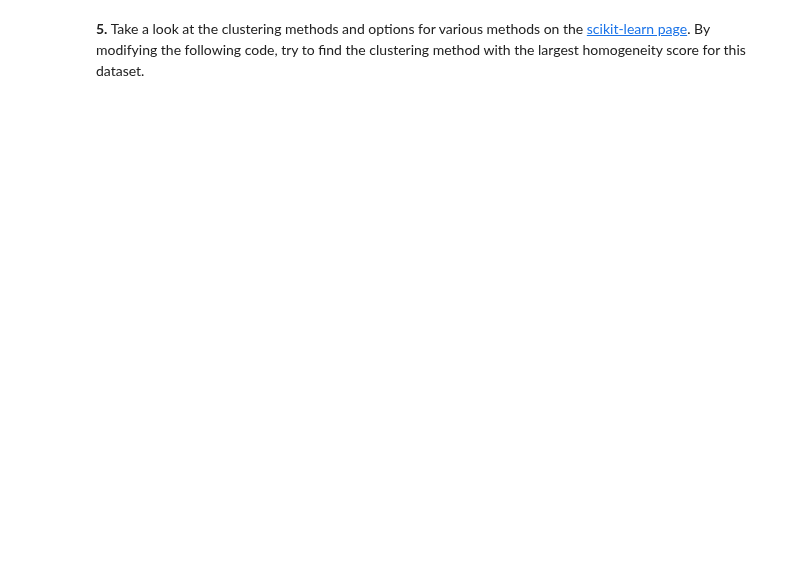
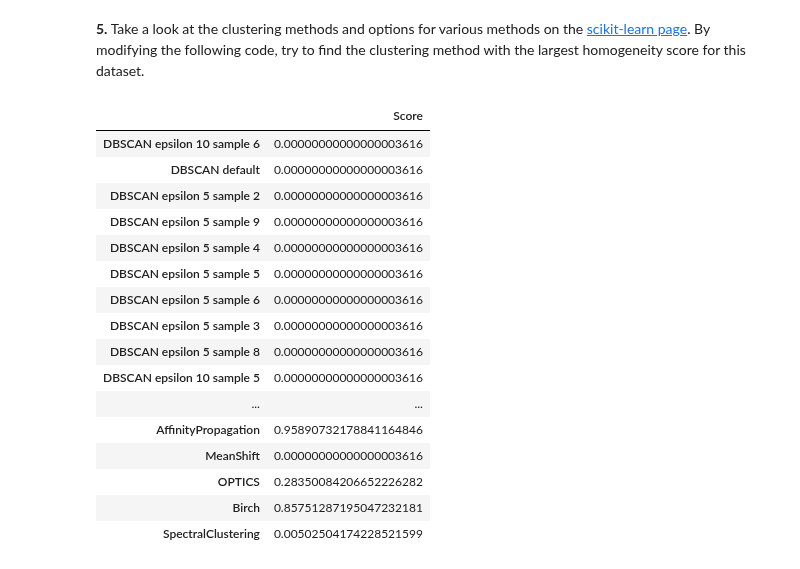
Before and after one commit to sashaaKr/master-of-science, a Jupyter notebook: semester_2/Advanced_Topics_in_Machine_Learning/assignment_3/HW3 - Unsupervised ML_sasha.ipynb, the cells around one changed output. Saved outputs shown, nothing was run; the diff lists cells and outputs as text; code cells hidden in the pictures; blank space fills up the shorter version.

```diff
--- a/semester_2/Advanced_Topics_in_Machine_Learning/assignment_3/HW3 - Unsupervised ML_sasha.ipynb
+++ b/semester_2/Advanced_Topics_in_Machine_Learning/assignment_3/HW3 - Unsupervised ML_sasha.ipynb
@@ -170,0 +230,3 @@ homogenity_scores_df
+# %%
+homogenity_scores_df.sort_values(by="Score", inplace=True)
+homogenity_scores_df.tail(10)
@@ -171,15 +245,39 @@ homogenity_scores_df
 # %% [markdown]
 **5.** Take a look at the clustering methods and options for various methods on the [scikit-learn page](http://scikit-learn.org/stable/modules/clustering.html). By modifying the following code, try to find the clustering method with the largest homogeneity score for this dataset.
+# %%
+methods = {
+    'AffinityPropagation': AffinityPropagation(),
+    'MeanShift': MeanShift(n_jobs=-1),
+    'OPTICS':OPTICS(n_jobs=-1),
+    'Birch':Birch(n_clusters=n_digits),
+    'SpectralClustering':SpectralClustering(n_clusters=n_digits,n_jobs=-1)
+}
 # %%
-print(50 * '_')
-print('% 9s' % 'method' + '                   time' + '      homo')
 def compare_method(estimator, name, data):
     t0 = time()
     estimator.fit(data)
     print('% 25s   %.2fs     %.3f ' % (name, (time() - t0), metrics.homogeneity_score(y, estimator.labels_)))
 
-
-method = KMeans(init='random', n_clusters=n_digits, n_init=10)
-compare_method(estimator=method, name="random", data=X)
-
-# your code here
+for name, method in methods.items():
+    method.fit(X)
+    homogenity_scores_df.loc[name, 'Score'] = homogeneity_score(y,method.labels_)
+#     compare_method(estimator=method, name=name, data=X)
+homogenity_scores_df
+# %% [output]
+|  | Score |
+| DBSCAN epsilon 10 sample 6 | 0.00000000000000003616 |
+| DBSCAN default | 0.00000000000000003616 |
+| DBSCAN epsilon 5 sample 2 | 0.00000000000000003616 |
+| DBSCAN epsilon 5 sample 9 | 0.00000000000000003616 |
+| DBSCAN epsilon 5 sample 4 | 0.00000000000000003616 |
+| DBSCAN epsilon 5 sample 5 | 0.00000000000000003616 |
+| DBSCAN epsilon 5 sample 6 | 0.00000000000000003616 |
+| DBSCAN epsilon 5 sample 3 | 0.00000000000000003616 |
+| DBSCAN epsilon 5 sample 8 | 0.00000000000000003616 |
+| DBSCAN epsilon 10 sample 5 | 0.00000000000000003616 |
+| ... | ... |
+| AffinityPropagation | 0.95890732178841164846 |
+| MeanShift | 0.00000000000000003616 |
+| OPTICS | 0.28350084206652226282 |
+| Birch | 0.85751287195047232181 |
+| SpectralClustering | 0.00502504174228521599 |
```
Also changed, not shown: parts of 11 cells of this notebook.
